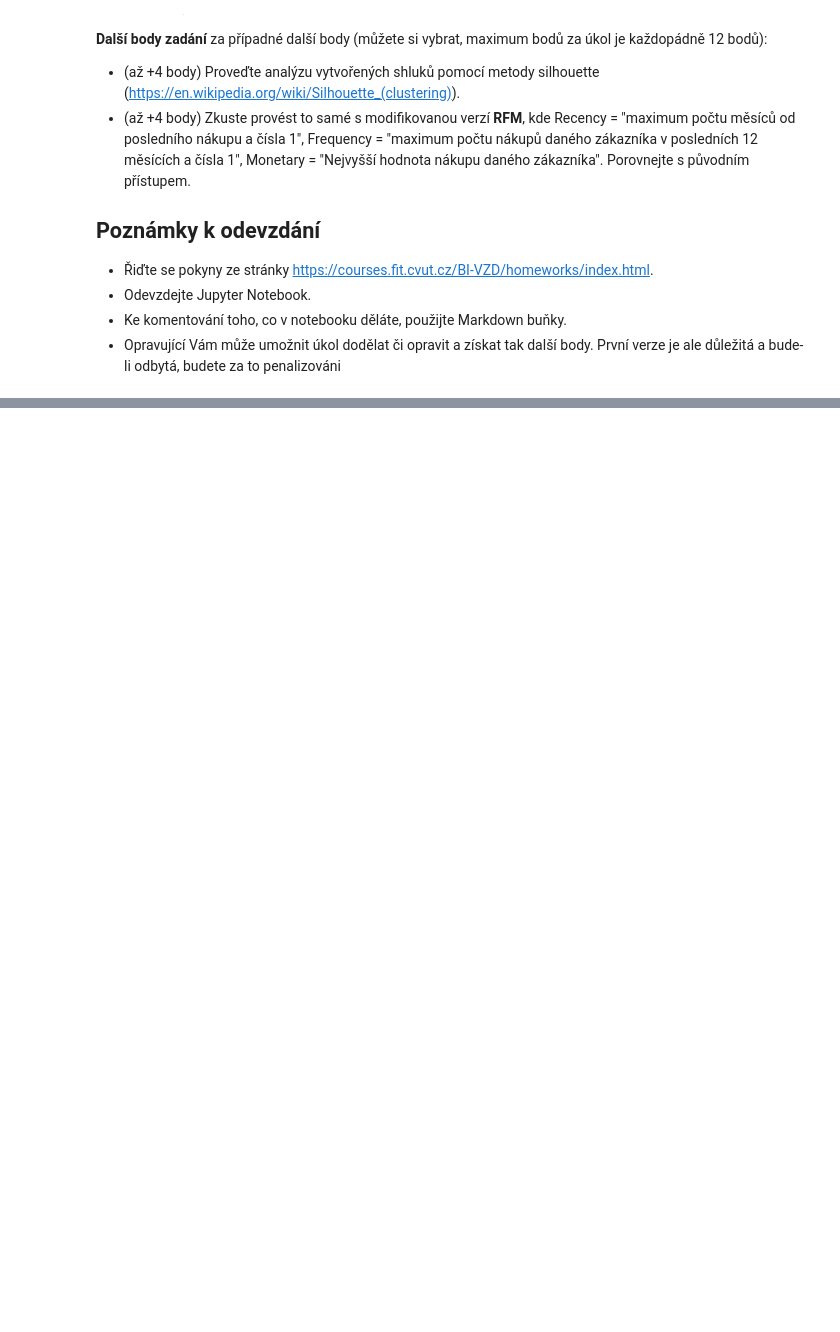
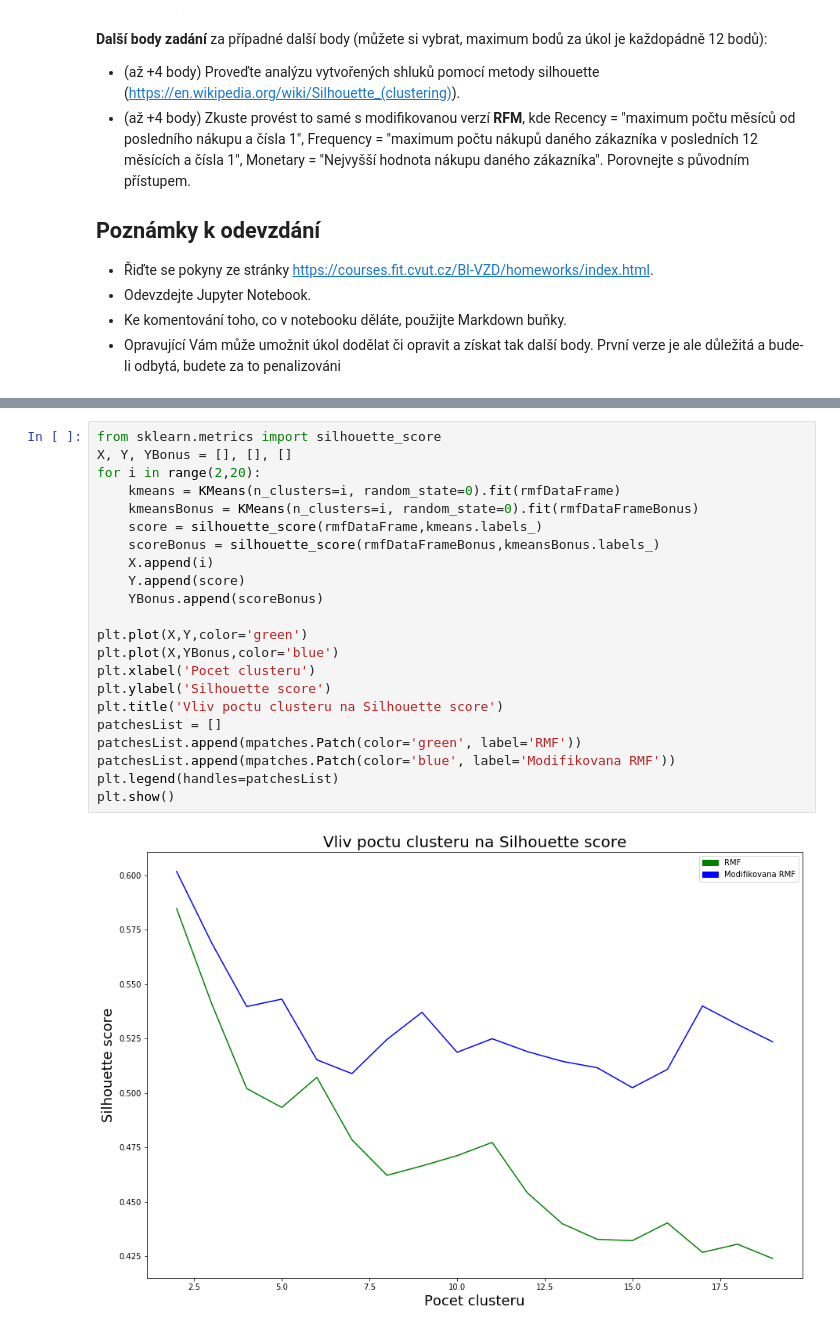
Before and after one commit to JahodaPaul/FIT_CTU, a Jupyter notebook: 03/homework_03_B191.ipynb, the cells around one changed output, grey strips where cells are left out. Drawn from its saved outputs; the diff is of its cells as text; blank space fills up the shorter version.

```diff
--- a/03/homework_03_B191.ipynb
+++ b/03/homework_03_B191.ipynb
@@ -49,0 +191,24 @@ df.head()
+# %%
+from sklearn.metrics import silhouette_score
+X, Y, YBonus = [], [], []
+for i in range(2,20):
+    kmeans = KMeans(n_clusters=i, random_state=0).fit(rmfDataFrame)
+    kmeansBonus = KMeans(n_clusters=i, random_state=0).fit(rmfDataFrameBonus)
+    score = silhouette_score(rmfDataFrame,kmeans.labels_)
+    scoreBonus = silhouette_score(rmfDataFrameBonus,kmeansBonus.labels_)
+    X.append(i)
+    Y.append(score)
+    YBonus.append(scoreBonus)
+
+plt.plot(X,Y,color='green')
+plt.plot(X,YBonus,color='blue')
+plt.xlabel('Pocet clusteru')
+plt.ylabel('Silhouette score')
+plt.title('Vliv poctu clusteru na Silhouette score')
+patchesList = []
+patchesList.append(mpatches.Patch(color='green', label='RMF'))
+patchesList.append(mpatches.Patch(color='blue', label='Modifikovana RMF'))
+plt.legend(handles=patchesList)
+plt.show()
+# %% [output]
+[figure, added]
```
Also changed, not shown: parts of 15 cells of this notebook, 1 other file.
